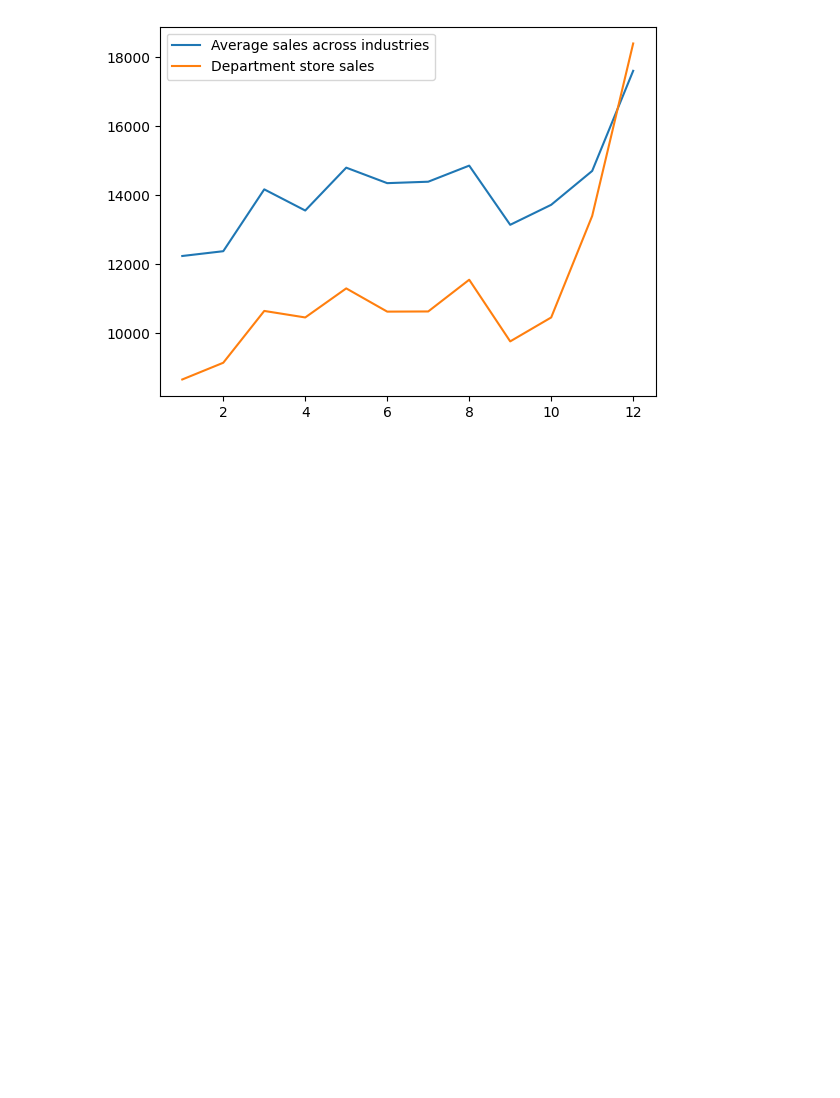
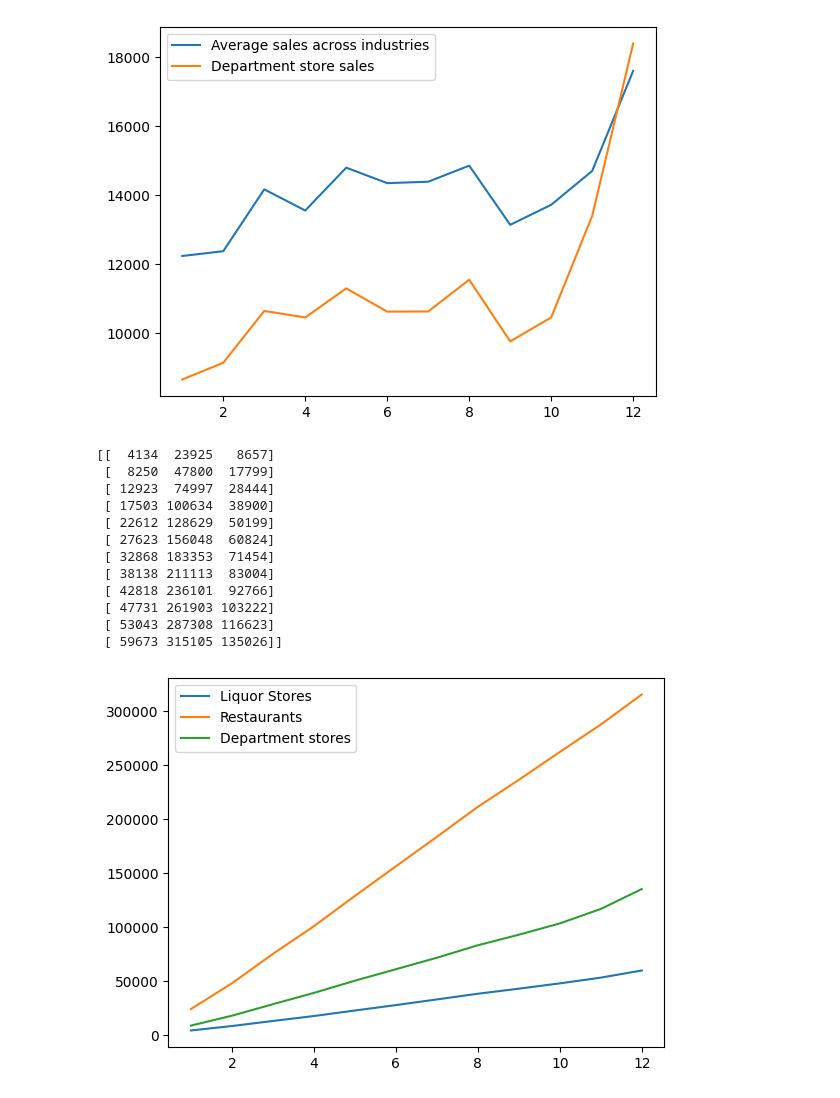
Before and after one commit to Tabari-Linus/DataCamp, a Jupyter notebook: Numpy/summary.ipynb, the cells around one changed output. Drawn from its saved outputs; the diff is of its cells as text; code cells hidden in the pictures; blank space fills up the shorter version.

```diff
--- a/Numpy/summary.ipynb
+++ b/Numpy/summary.ipynb
@@ -46,3 +46,28 @@ plt.show()
  14801.         14351.66666667 14393.33333333 14860.
  13143.33333333 13723.66666667 14706.         17610.        ]
 [figure]
+# %%
+# Find cumulative monthly sales for each industry
+cumulative_monthly_industry_sales = monthly_sales.cumsum(axis=0)
+print(cumulative_monthly_industry_sales)
+
+# Plot each industry's cumulative sales by month as separate lines
+plt.plot(np.arange(1, 13), cumulative_monthly_industry_sales[:,0], label="Liquor Stores")
+plt.plot(np.arange(1, 13), cumulative_monthly_industry_sales[:,1], label="Restaurants")
+plt.plot(np.arange(1, 13), cumulative_monthly_industry_sales[:,2], label="Department stores")
+plt.legend()
+plt.show()
+# %% [output]
+[[  4134  23925   8657]
+ [  8250  47800  17799]
+ [ 12923  74997  28444]
+ [ 17503 100634  38900]
+ [ 22612 128629  50199]
+ [ 27623 156048  60824]
+ [ 32868 183353  71454]
+ [ 38138 211113  83004]
+ [ 42818 236101  92766]
+ [ 47731 261903 103222]
+ [ 53043 287308 116623]
+ [ 59673 315105 135026]]
+[figure, added]
```
